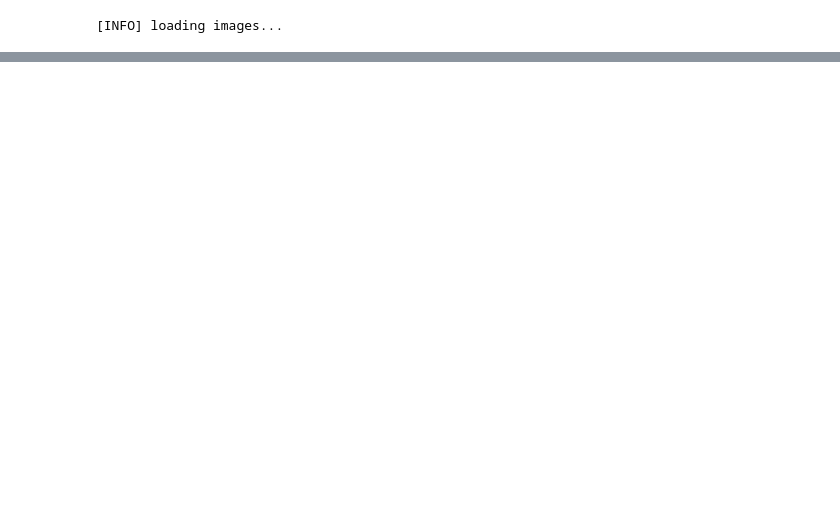
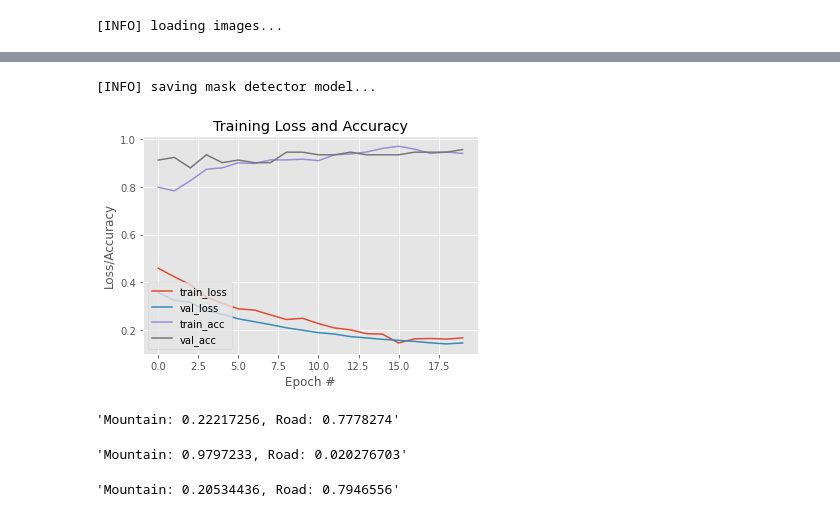
Before and after one commit to AdamBarnhard/bike_image_classifier, a Jupyter notebook: notebooks/TrainModel.ipynb, the cells around one changed output, grey strips where cells are left out. Saved outputs shown, nothing was run; the diff lists cells and outputs as text; code cells hidden in the pictures; blank space fills up the shorter version.

Commit message:
Add model training and model wrapper

```diff
--- a/notebooks/TrainModel.ipynb
+++ b/notebooks/TrainModel.ipynb
@@ -106,0 +104,5 @@ array([[[[1., 1., 1.],
+# %%
+# load the MobileNetV2 network, ensuring the head FC layer sets are
+# left off
+baseModel = MobileNetV2(weights="imagenet", include_top=False,
+    input_tensor=Input(shape=(224, 224, 3)))
@@ -106,0 +120,4 @@ array([[[[1., 1., 1.],
+# %%
+# place the head FC model on top of the base model (this will become
+# the actual model we will train)
+model = Model(inputs=baseModel.input, outputs=headModel)
@@ -106,0 +129,12 @@ array([[[[1., 1., 1.],
+# %%
+# initialize the initial learning rate, number of epochs to train for,
+# and batch size
+INIT_LR = 1e-4
+EPOCHS = 20
+BS = 32
+
+# compile our model
+print("[INFO] compiling model...")
+opt = Adam(lr=INIT_LR, decay=INIT_LR / EPOCHS)
+model.compile(loss="binary_crossentropy", optimizer=opt,
+	metrics=["accuracy"])
@@ -106,0 +143,9 @@ array([[[[1., 1., 1.],
+# %%
+# train the head of the network
+print("[INFO] training head...")
+H = model.fit(
+	aug.flow(trainX, trainY, batch_size=BS),
+	steps_per_epoch=len(trainX) // BS,
+	validation_data=(testX, testY),
+	validation_steps=len(testX) // BS,
+	epochs=EPOCHS)
@@ -106,0 +195,21 @@ array([[[[1., 1., 1.],
+# %%
+# serialize the model to disk
+print("[INFO] saving mask detector model...")
+model.save('../models/bike_classification_model.model', save_format="h5")
+# %% [output]
+[INFO] saving mask detector model...
+# %%
+N = EPOCHS
+plt.style.use("ggplot")
+plt.figure()
+plt.plot(np.arange(0, N), H.history["loss"], label="train_loss")
+plt.plot(np.arange(0, N), H.history["val_loss"], label="val_loss")
+plt.plot(np.arange(0, N), H.history["accuracy"], label="train_acc")
+plt.plot(np.arange(0, N), H.history["val_accuracy"], label="val_acc")
+plt.title("Training Loss and Accuracy")
+plt.xlabel("Epoch #")
+plt.ylabel("Loss/Accuracy")
+plt.legend(loc="lower left")
+plt.show()
+# %% [output]
+[figure, added]
@@ -106,0 +220,12 @@ array([[[[1., 1., 1.],
+# %%
+model_wrapped.predict('../data/raw/Examples/full_2020_grail-al-7-0_2370_sr-bk_P5.png')
+# %% [output]
+'Mountain: 0.22217256, Road: 0.7778274'
+# %%
+model_wrapped.predict('../data/raw/Examples/full_2020_strive-cf-7-0_2239_tm_P5.png')
+# %% [output]
+'Mountain: 0.9797233, Road: 0.020276703'
+# %%
+model_wrapped.predict('../data/raw/Examples/Marin-Nicasio-plus-outside.jpg')
+# %% [output]
+'Mountain: 0.20534436, Road: 0.7946556'
```
Also changed, not shown: parts of 17 cells of this notebook, 3 other files.
